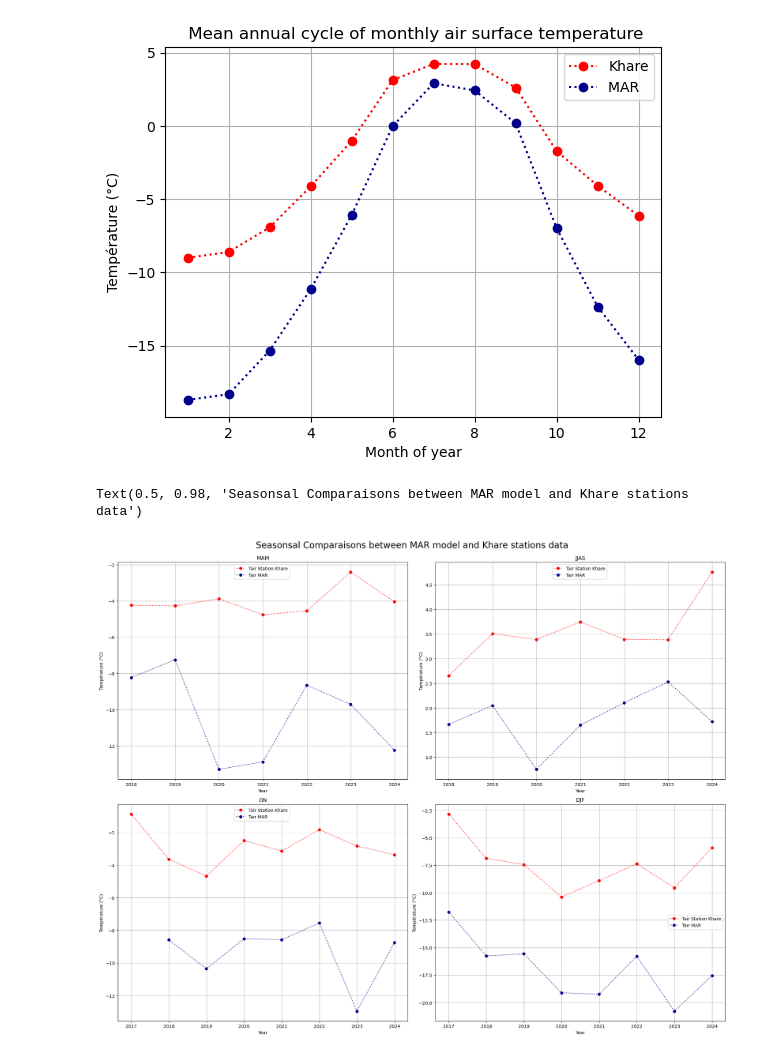
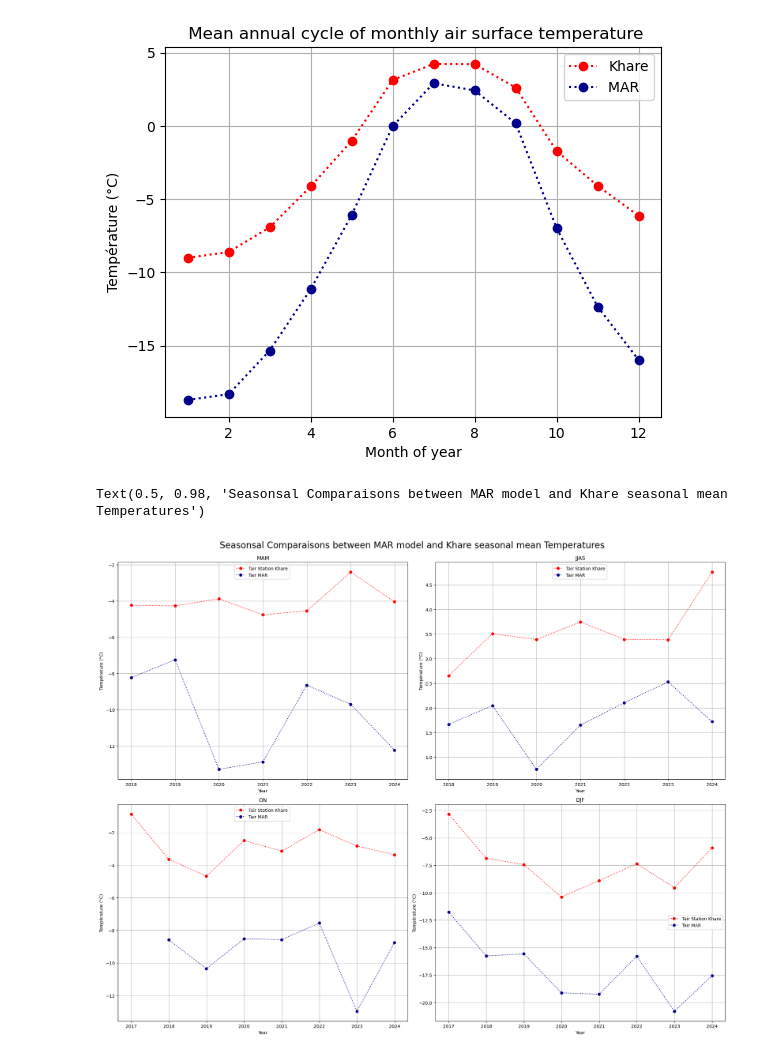
Before and after one commit to Andeol-ramb/MAR_HMA_GLACIOCLIM_Comparisons, a Jupyter notebook: TimeSeries_Ts_Pr_Khare_MAR_16-23.ipynb, the cells around one changed output. Saved outputs shown, nothing was run; the diff lists cells and outputs as text; code cells hidden in the pictures.

```diff
--- a/TimeSeries_Ts_Pr_Khare_MAR_16-23.ipynb
+++ b/TimeSeries_Ts_Pr_Khare_MAR_16-23.ipynb
@@ -417,33 +417,33 @@ ax2.plot(Timeseries_TMAR_mon.time, Timeseries_TMAR_mon.values, linestyle=':',col
 
 
 
 ax2.legend(bbox_to_anchor=(0.1, 0.5, 0.5, 0.5))
 ax2.set_title('JJAS')
 ax2.set_xlabel('Year')
 ax2.set_ylabel('Température (°C)')
 ax2.grid()
 
 ax3.plot(Timeseries_Tsta_postmon.time, Timeseries_Tsta_postmon['Tair'].values,color='red', linestyle=':', marker= 'o', label='Tair Station Khare')
 ax3.plot(Timeseries_TMAR_postmon.time, Timeseries_TMAR_postmon.values,color='darkblue', linestyle=':', marker= 'o', label='Tair MAR')
 
 
 ax3.legend(bbox_to_anchor=(0.1, 0.5, 0.5, 0.5))
 ax3.set_title('ON')
 ax3.set_xlabel('Year')
 ax3.set_ylabel('Température (°C)')
 ax3.grid()
 
 ax4.plot(Timeseries_Tsta_hiver.time, Timeseries_Tsta_hiver['Tair'].values, color='red',linestyle=':', marker= 'o', label='Tair Station Khare')
 ax4.plot(Timeseries_TMAR_hiver.time, Timeseries_TMAR_hiver.values,color='darkblue', linestyle=':', marker= 'o', label='Tair MAR')
 
 ax4.legend(bbox_to_anchor=(0.5, 0, 0.5, 0.5))
 ax4.set_title('DJF')
 ax4.set_xlabel('Year')
 ax4.set_ylabel('Température (°C)')
 ax4.grid()
 
 plt.tight_layout(rect=[0, 0, 1, 0.96])  # Maria script theft : leave space for the suptitle
-fig.suptitle('Seasonsal Comparaisons between MAR model and Khare stations data',fontsize=20)
+fig.suptitle('Seasonsal Comparaisons between MAR model and Khare seasonal mean Temperatures',fontsize=20)
 # %% [output]
-Text(0.5, 0.98, 'Seasonsal Comparaisons between MAR model and Khare stations data')
+Text(0.5, 0.98, 'Seasonsal Comparaisons between MAR model and Khare seasonal mean Temperatures')
-[figure, old version]
+[figure, new version]
```
Also changed, not shown: parts of 1 cell of this notebook.
